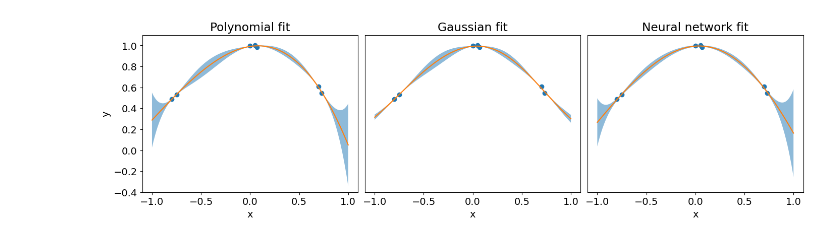
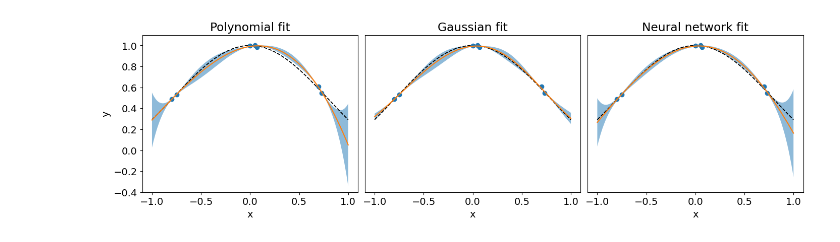
Before and after one commit to frostedoyster/llpr, a Jupyter notebook: experiments/simple_fits/simple_fits.ipynb, the cells around one changed output. Cells and saved outputs as stored; diff of their text form; code cells hidden in the pictures.

```diff
--- a/experiments/simple_fits/simple_fits.ipynb
+++ b/experiments/simple_fits/simple_fits.ipynb
@@ -162,31 +164,34 @@ ax1 = fig.add_subplot(1, 3, 1)
 ax2 = fig.add_subplot(1, 3, 2)
 ax3 = fig.add_subplot(1, 3, 3)
 
+ax1.plot(eval_x, jnp.cos(eval_x)**2, "--", linewidth=1.3, color="black")
 ax1.plot(train_x, train_y, "o")
 ax1.plot(eval_x, eval_y_pol)
 ax1.fill_between(eval_x, eval_y_pol - uncertainties_pol, eval_y_pol + uncertainties_pol, alpha=0.5)
 ax1.set_xlabel("x")
 ax1.set_ylabel("y")
 ax1.set_title("Polynomial fit")
 ax1.set_ylim(-0.4, 1.1)
 
+ax2.plot(eval_x, jnp.cos(eval_x)**2, "--", linewidth=1.3, color="black")
 ax2.plot(train_x, train_y, "o")
 ax2.plot(eval_x, eval_y_gauss)
 ax2.fill_between(eval_x, eval_y_gauss - uncertainties_gauss, eval_y_gauss + uncertainties_gauss, alpha=0.5)
 ax2.set_yticks([])
 ax2.set_xlabel("x")
 ax2.set_title("Gaussian fit")
 ax2.set_ylim(-0.4, 1.1)
 
+ax3.plot(eval_x, jnp.cos(eval_x)**2, "--", linewidth=1.3, color="black")
 ax3.plot(train_x, train_y, "o")
 ax3.plot(eval_x, eval_y_nn)
 ax3.fill_between(eval_x, eval_y_nn - uncertainties_nn, eval_y_nn + uncertainties_nn, alpha=0.5)
 ax3.set_yticks([])
 ax3.set_xlabel("x")
 ax3.set_title("Neural network fit")
 ax3.set_ylim(-0.4, 1.1)
 
 plt.savefig("toy_fit_comparison.pdf")
 plt.show()
 # %% [output]
-[figure, old version]
+[figure, new version]
```
Also changed, not shown: parts of 6 cells of this notebook, 3 other files.
